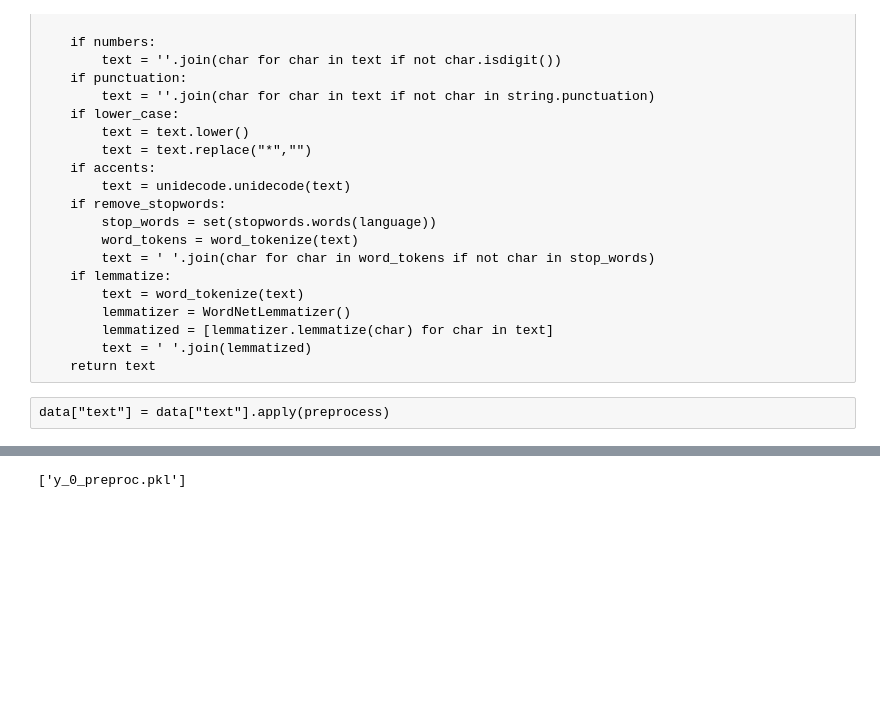
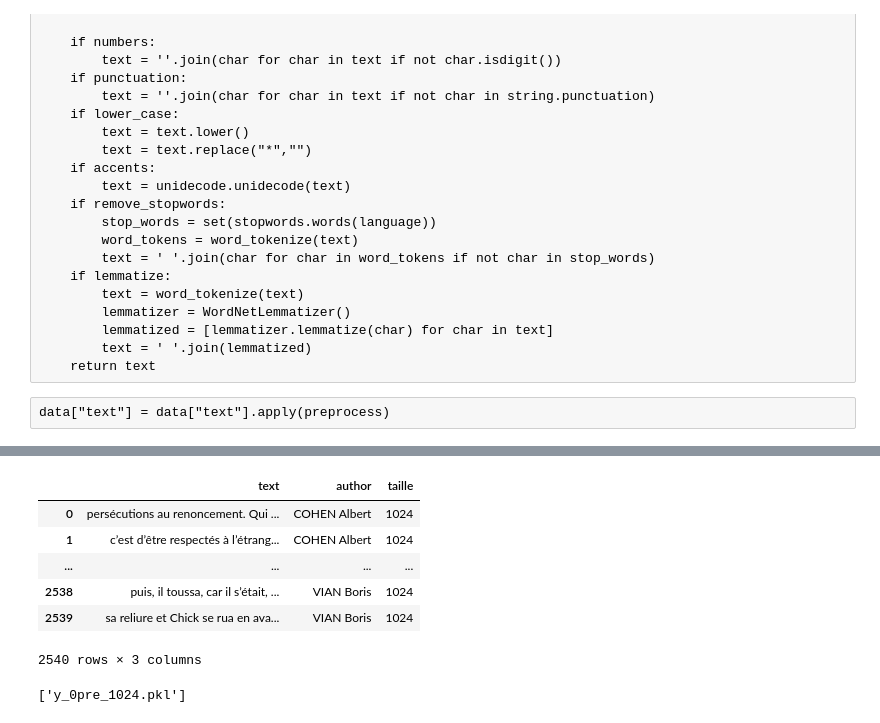
Before and after one commit to Cyr-dcx/author_style, a Jupyter notebook: notebooks/Cyrielle_Create_dataframes.ipynb, the cells around one changed output, grey strips where cells are left out. Saved outputs shown, nothing was run; the diff lists cells and outputs as text; code cells hidden in the pictures; blank space fills up the shorter version.

```diff
--- a/notebooks/Cyrielle_Create_dataframes.ipynb
+++ b/notebooks/Cyrielle_Create_dataframes.ipynb
@@ -160,10 +159,13 @@ df_minority
 # %%
 from sklearn.utils import resample
 
+#Downsample majority classPython
+
 #df_downsampled=pd.DataFrame(columns=['text','author','title','book_date'])
 df_all = []
+
 for _ in author_without_last:
-    df_majority = df[df.author==_]
+    df_majority = data_lim[data_lim.author==_]
 
 
     # Downsample majority class
@@ -200 +191,11 @@ Name: author, dtype: int64
+# %%
+df_downsampled
+# %% [output]
+|  | text | author | taille |
+| 0 | persécutions au renoncement. Qui ... | COHEN Albert | 1024 |
+| 1 | c’est d’être respectés à l’étrang... | COHEN Albert | 1024 |
+| ... | ... | ... | ... |
+| 2538 | puis, il toussa, car il s’était, ... | VIAN Boris | 1024 |
+| 2539 | sa reliure et Chick se rua en ava... | VIAN Boris | 1024 |
+2540 rows × 3 columns
 # %%
@@ -203,7 +204,7 @@ y_0_preproc = df_downsampled["author"].to_numpy()
 # %%
 import joblib
 
-joblib.dump(X_0_preproc,"X_0_preproc.pkl")
-joblib.dump(y_0_preproc,"y_0_preproc.pkl")
+joblib.dump(X_0pre,f"X_0pre_{seq_len}.pkl")
+joblib.dump(y_0pre,f"y_0pre_{seq_len}.pkl")
 # %% [output]
-['y_0_preproc.pkl']
+['y_0pre_1024.pkl']
```
Also changed, not shown: parts of 22 cells of this notebook, 11 other files.
